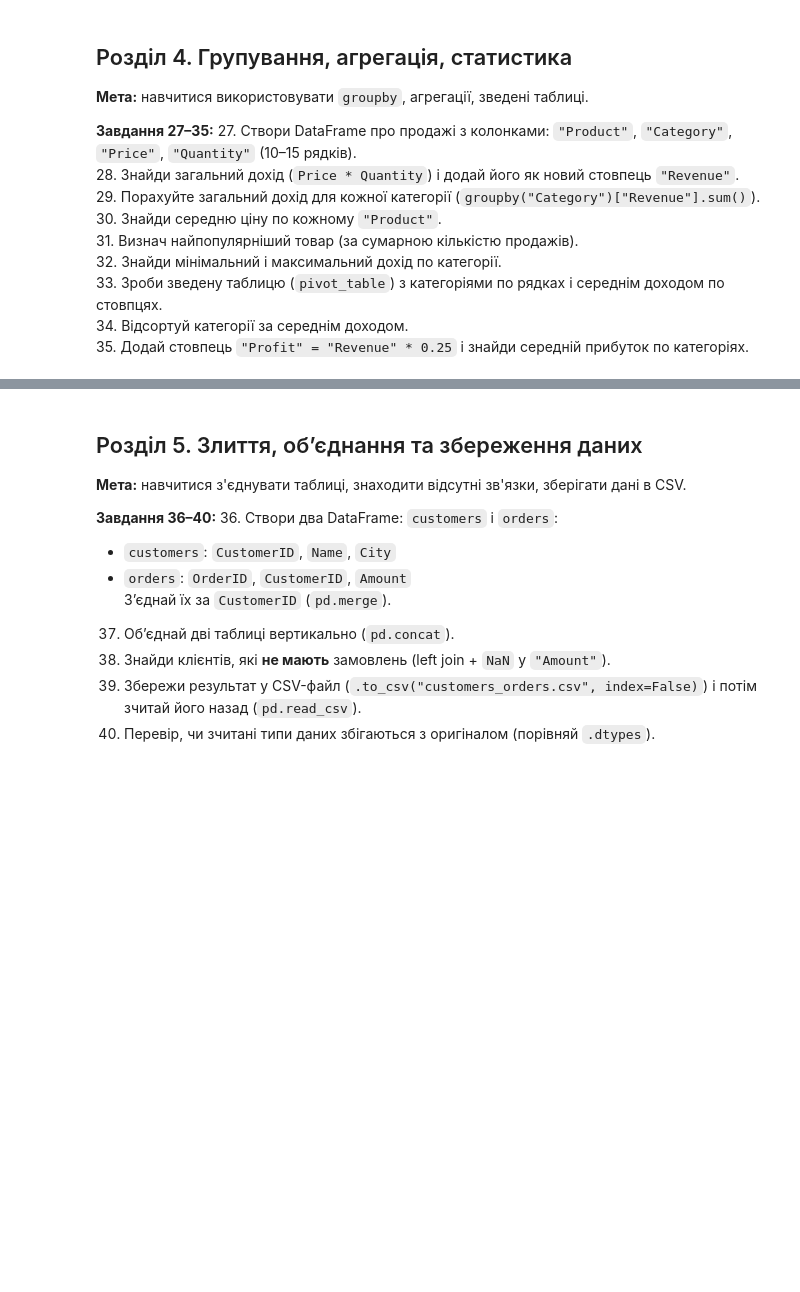
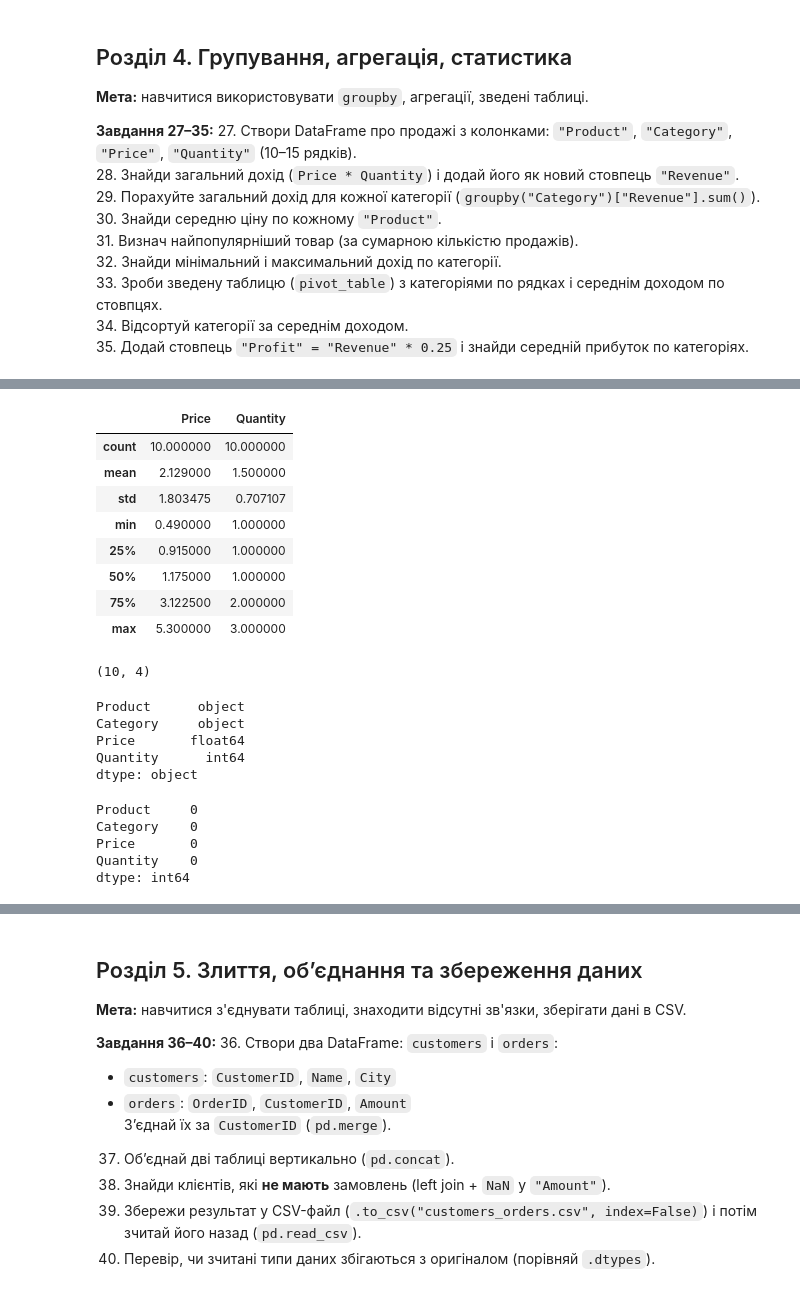
Before and after one commit to SvitChekan/test-task-Python-DTA, a Jupyter notebook: pandas_matplotlib_practice.ipynb, the cells around one changed output, grey strips where cells are left out. Cells and saved outputs as stored; diff of their text form; code cells hidden in the pictures; blank space fills up the shorter version.

```diff
--- a/pandas_matplotlib_practice.ipynb
+++ b/pandas_matplotlib_practice.ipynb
@@ -215,0 +476,32 @@ Name: Age, dtype: bool
+# %%
+df_sale.describe()
+# %% [output]
+|  | Price | Quantity |
+| count | 10.000000 | 10.000000 |
+| mean | 2.129000 | 1.500000 |
+| std | 1.803475 | 0.707107 |
+| min | 0.490000 | 1.000000 |
+| 25% | 0.915000 | 1.000000 |
+| 50% | 1.175000 | 1.000000 |
+| 75% | 3.122500 | 2.000000 |
+| max | 5.300000 | 3.000000 |
+# %%
+df_sale.shape
+# %% [output]
+(10, 4)
+# %%
+df_sale.dtypes
+# %% [output]
+Product      object
+Category     object
+Price       float64
+Quantity      int64
+dtype: object
+# %%
+df_sale.isna().sum()
+# %% [output]
+Product     0
+Category    0
+Price       0
+Quantity    0
+dtype: int64
```
Also changed, not shown: parts of 66 cells of this notebook, 3 other files.
